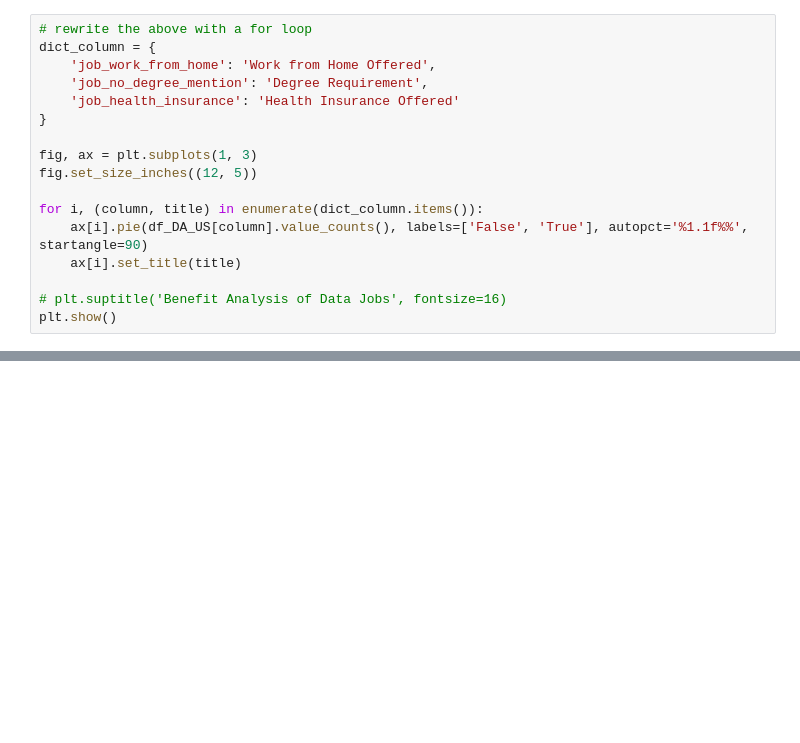
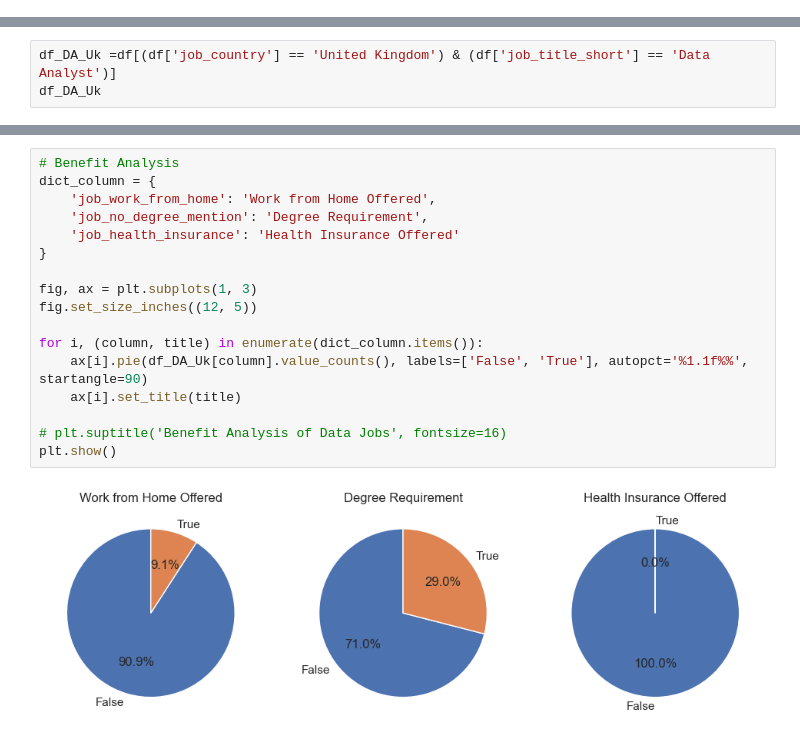
Before and after one commit to Hayjaycodes/PythonforDataAnalysis, a Jupyter notebook: 3_Project/1_EDA_Intro.ipynb, the cells around one changed output, grey strips where cells are left out. Cells and saved outputs as stored; diff of their text form; blank space fills up the shorter version.

```diff
--- a/3_Project/1_EDA_Intro.ipynb
+++ b/3_Project/1_EDA_Intro.ipynb
@@ -145,17 +0,0 @@ plt.show()
-# %%
-# rewrite the above with a for loop
-dict_column = {
-    'job_work_from_home': 'Work from Home Offered',
-    'job_no_degree_mention': 'Degree Requirement',
-    'job_health_insurance': 'Health Insurance Offered'
-}
-
-fig, ax = plt.subplots(1, 3)
-fig.set_size_inches((12, 5))
-
-for i, (column, title) in enumerate(dict_column.items()):
-    ax[i].pie(df_DA_US[column].value_counts(), labels=['False', 'True'], autopct='%1.1f%%', startangle=90)
-    ax[i].set_title(title)
-
-# plt.suptitle('Benefit Analysis of Data Jobs', fontsize=16)
-plt.show()
@@ -177,0 +20,3 @@ plt.show()
+# %%
+df_DA_Uk =df[(df['job_country'] == 'United Kingdom') & (df['job_title_short'] == 'Data Analyst')]
+df_DA_Uk
@@ -177,0 +53,19 @@ plt.show()
+# %%
+# Benefit Analysis
+dict_column = {
+    'job_work_from_home': 'Work from Home Offered',
+    'job_no_degree_mention': 'Degree Requirement',
+    'job_health_insurance': 'Health Insurance Offered'
+}
+
+fig, ax = plt.subplots(1, 3)
+fig.set_size_inches((12, 5))
+
+for i, (column, title) in enumerate(dict_column.items()):
+    ax[i].pie(df_DA_Uk[column].value_counts(), labels=['False', 'True'], autopct='%1.1f%%', startangle=90)
+    ax[i].set_title(title)
+
+# plt.suptitle('Benefit Analysis of Data Jobs', fontsize=16)
+plt.show()
+# %% [output]
+[figure, added]
```
Also changed, not shown: parts of 37 cells of this notebook, 4 other files.
